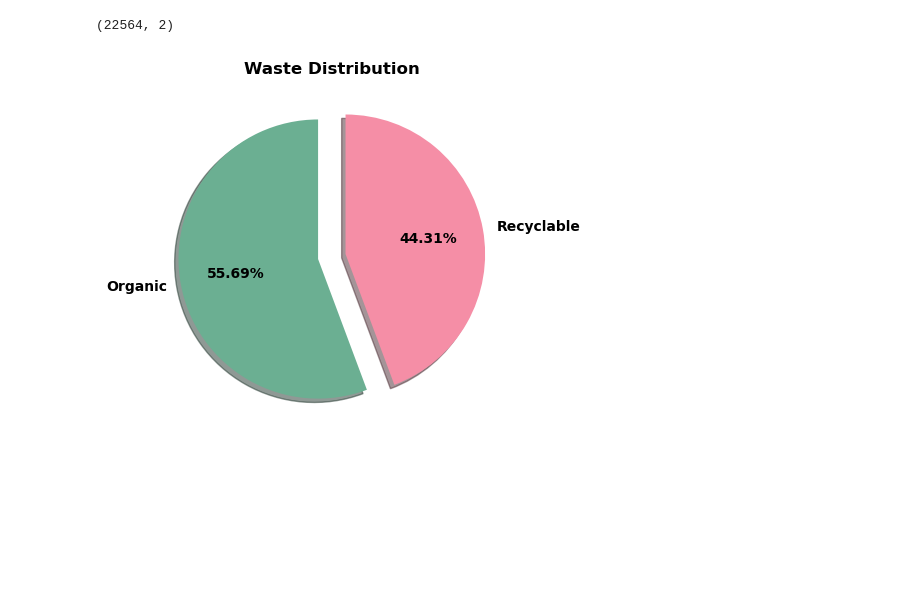
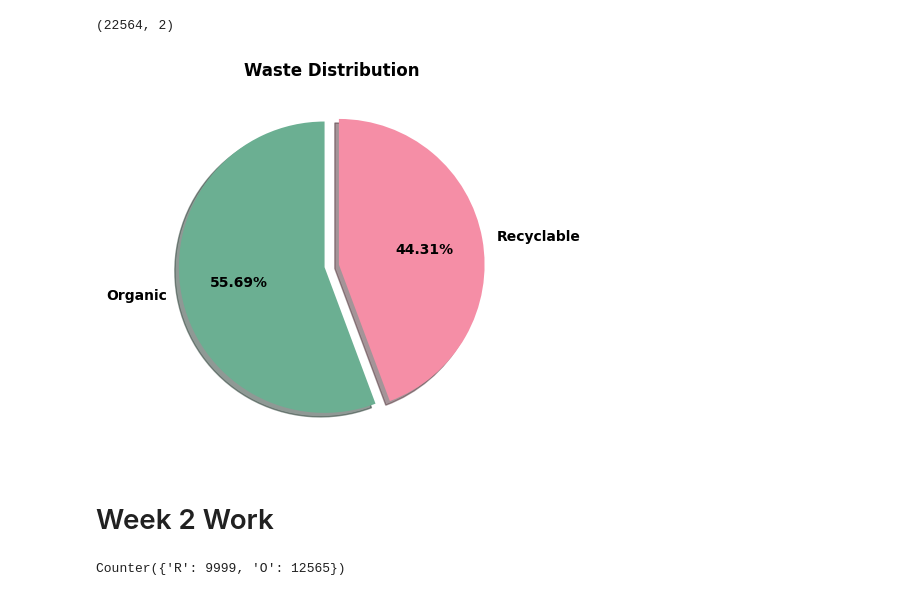
Before and after one commit to im-ukr/Waste-Classification-CNN, a Jupyter notebook: Waste-Classification-CNN.ipynb, the cells around one changed output. Cells and saved outputs as stored; diff of their text form; code cells hidden in the pictures; blank space fills up the shorter version.

Commit message:
week 2 work updated

```diff
--- a/Waste-Classification-CNN.ipynb
+++ b/Waste-Classification-CNN.ipynb
@@ -14,3 +13,6 @@ test_path = "TEST/"
+# %%
+train_path = "/kaggle/input/waste-classification-data/DATASET/TRAIN"
+test_path = "/kaggle/input/waste-classification-data/DATASET/TEST"
 # %%
 # Importing Libraries
 from tensorflow.keras.models import Sequential
@@ -37,19 +39,26 @@ data.shape
 # %%
 colors = ["#6BAF92", "#F58EA6"]
 
 plt.figure(figsize=(5, 5))
 plt.pie(
     data.label.value_counts(),
     labels=["Organic", "Recyclable"],
     autopct="%0.2f%%",
     colors=colors,
     startangle=90,
-    explode=[0.1, 0.1],
+    explode=[0.05, 0.05],
     shadow=True,
     textprops={"fontsize": 10, "fontweight": "bold"},
 )
 plt.title("Waste Distribution", fontsize=12, fontweight="bold")
 plt.tight_layout()
 plt.show()
 # %% [output]
-[figure, old version]
+[figure, new version]
+# %% [markdown]
+# Week 2 Work
+# %%
+from collections import Counter
+Counter(y_data)
+# %% [output]
+Counter({'R': 9999, 'O': 12565})
```
Also changed, not shown: parts of 9 cells of this notebook, 1 other file.
